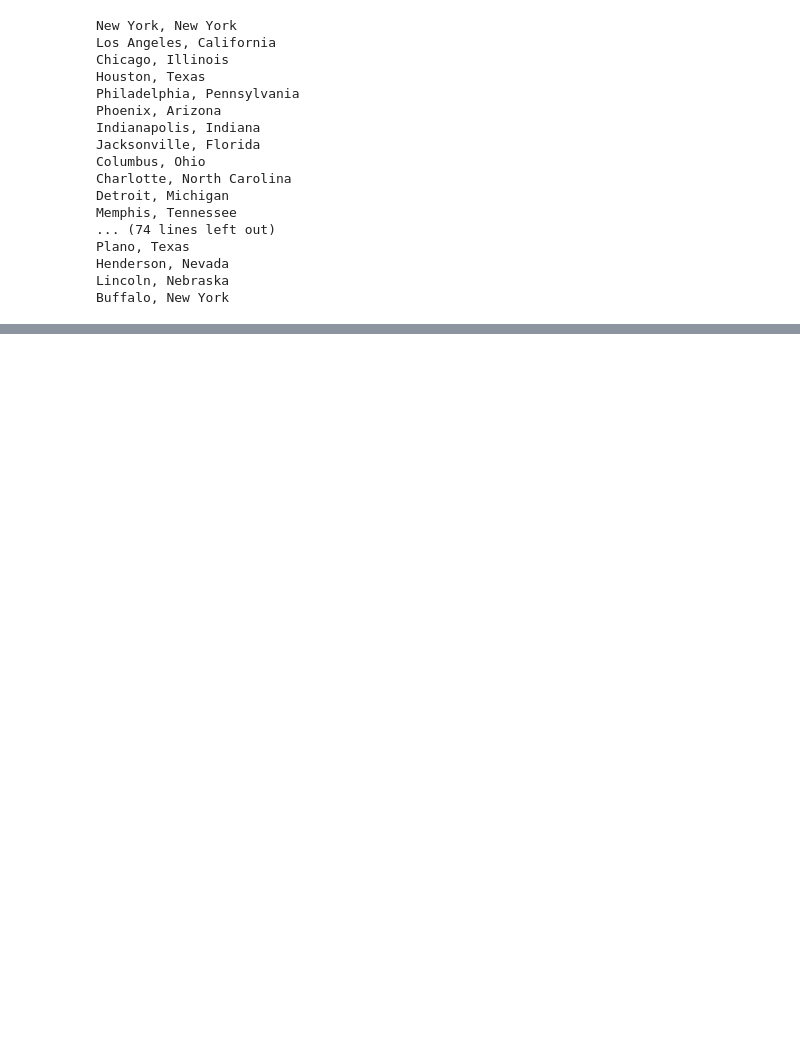
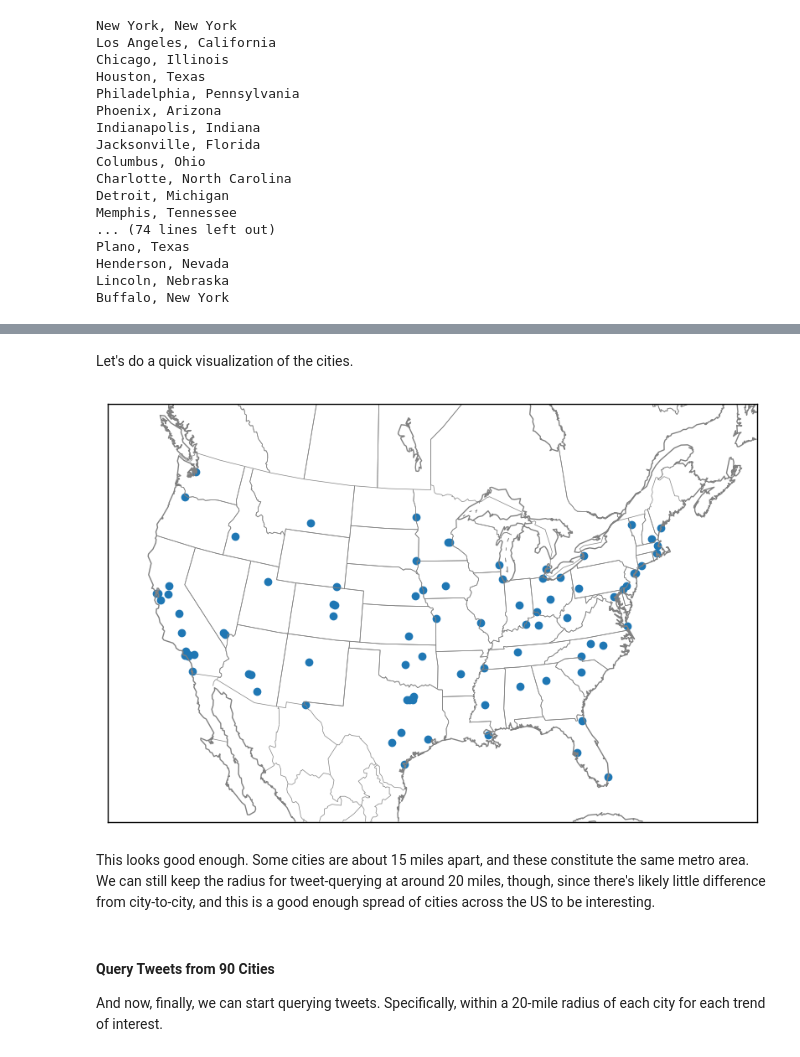
Before and after one commit to CUBigDataClass/BigMood-Archiver, a Jupyter notebook: archiver_development.ipynb, the cells around one changed output, grey strips where cells are left out. Saved outputs shown, nothing was run; the diff lists cells and outputs as text; code cells hidden in the pictures; blank space fills up the shorter version.

Commit message:
add map of 90 US cities to query

```diff
--- a/archiver_development.ipynb
+++ b/archiver_development.ipynb
@@ -340,0 +354,3 @@ Buffalo, New York
+# %%
+cities_coords = pd.read_csv('cities_all90.csv', names=['city', 'state', 'longitude', 'latitude'])
+cities_coords
@@ -340,0 +376,23 @@ Buffalo, New York
+# %% [markdown]
+Let's do a quick visualization of the cities.
+# %%
+from mpl_toolkits.basemap import Basemap
+import warnings
+warnings.filterwarnings('ignore')
+
+fig = plt.figure(figsize=(10, 10), dpi=100)
+m = Basemap(projection='lcc', resolution='l', area_thresh=1e4, width=5.6e6, height=3.6e6, lat_0=39.5, lon_0=-95)
+m.drawmapboundary(fill_color='white')
+m.drawcoastlines(color='gray')
+m.drawcountries(color='gray')
+m.drawstates(color='gray')
+m.scatter(cities_coords.longitude.tolist(), cities_coords.latitude.tolist(), latlon=True)
+plt.show()
+# %% [output]
+[figure, added]
+# %% [markdown]
+This looks good enough. Some cities are about 15 miles apart, and these constitute the same metro area. We can still keep the radius for tweet-querying at around 20 miles, though, since there's likely little difference from city-to-city, and this is a good enough spread of cities across the US to be interesting.
+# %% [markdown]
+#### Query Tweets from 90 Cities
+
+And now, finally, we can start querying tweets. Specifically, within a 20-mile radius of each city for each trend of interest.
```
Also changed, not shown: parts of 9 cells of this notebook.
